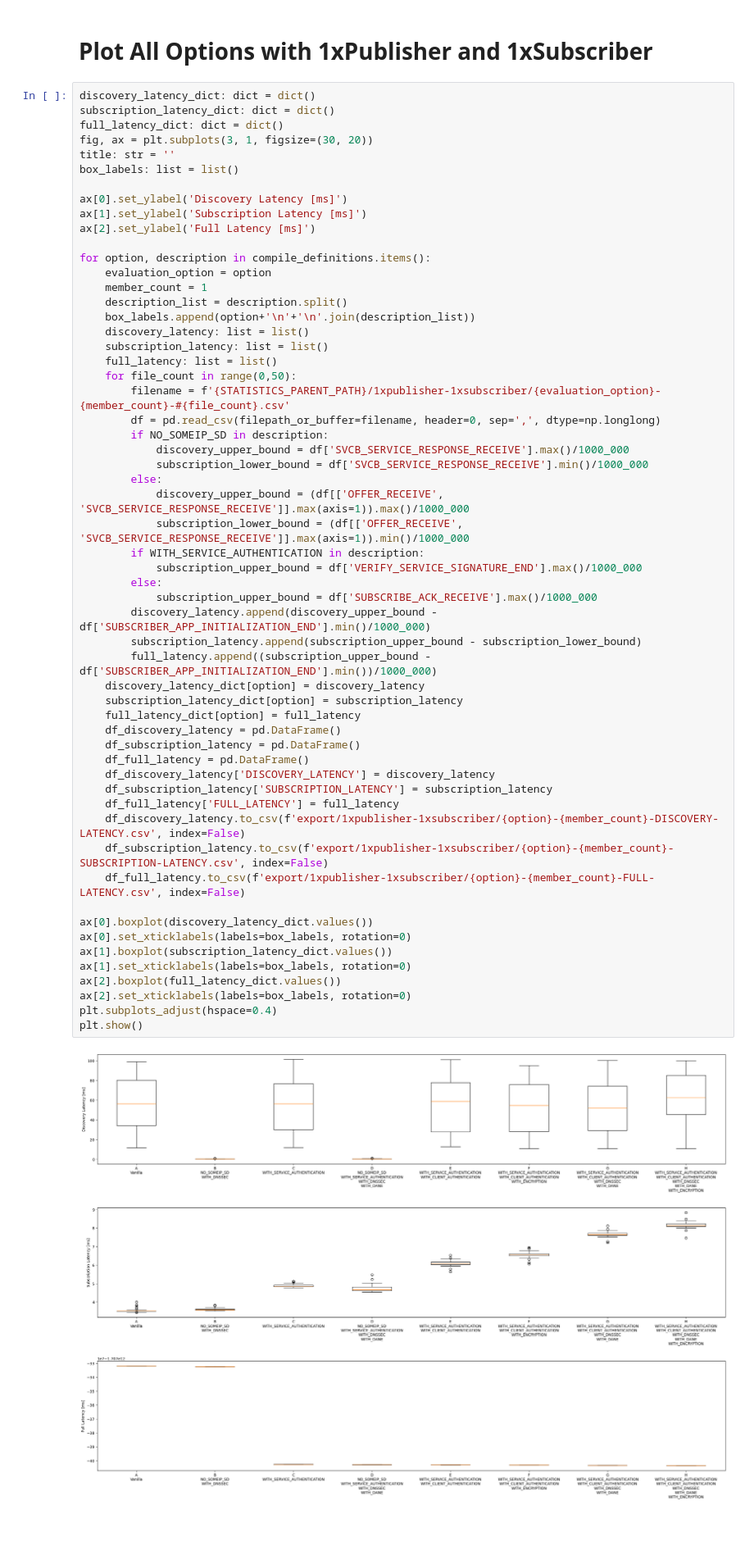
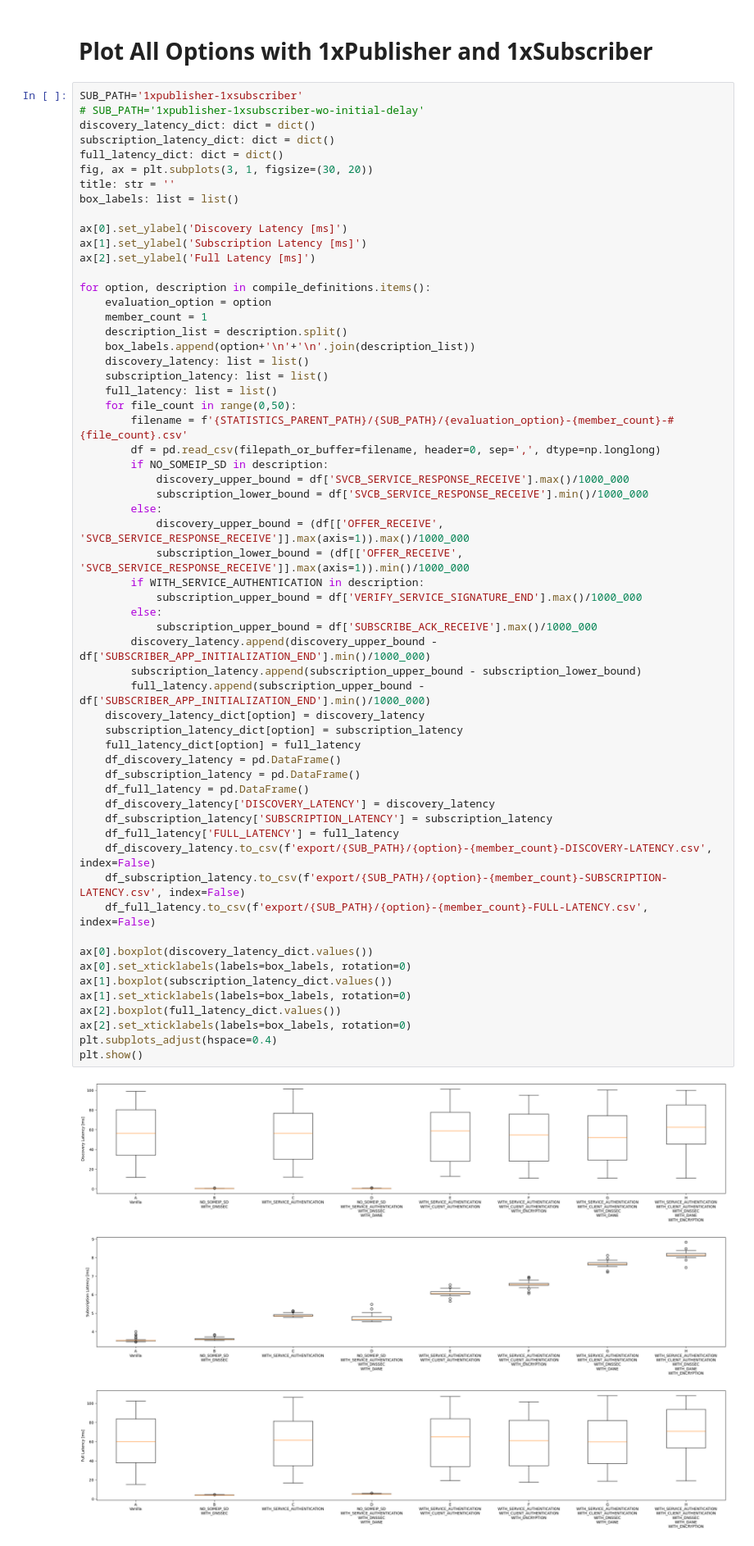
Before and after one commit to mehkir/mininet-vsomeip-evaluation, a Jupyter notebook: plot-scripts/evaluation.ipynb, the cells around one changed output. Shown at 82% size. Cells and saved outputs as stored; diff of their text form; blank space fills up the shorter version.

Commit message:
Correct full latency

```diff
--- a/plot-scripts/evaluation.ipynb
+++ b/plot-scripts/evaluation.ipynb
@@ -62,6 +62,8 @@ compile_definitions = {'A':'Vanilla',
 # %% [markdown]
 # Plot All Options with 1xPublisher and 1xSubscriber
 # %%
+SUB_PATH='1xpublisher-1xsubscriber'
+# SUB_PATH='1xpublisher-1xsubscriber-wo-initial-delay'
 discovery_latency_dict: dict = dict()
 subscription_latency_dict: dict = dict()
 full_latency_dict: dict = dict()
@@ -82,44 +84,44 @@ for option, description in compile_definitions.items():
     subscription_latency: list = list()
     full_latency: list = list()
     for file_count in range(0,50):
-        filename = f'{STATISTICS_PARENT_PATH}/1xpublisher-1xsubscriber/{evaluation_option}-{member_count}-#{file_count}.csv'
+        filename = f'{STATISTICS_PARENT_PATH}/{SUB_PATH}/{evaluation_option}-{member_count}-#{file_count}.csv'
         df = pd.read_csv(filepath_or_buffer=filename, header=0, sep=',', dtype=np.longlong)
         if NO_SOMEIP_SD in description:
             discovery_upper_bound = df['SVCB_SERVICE_RESPONSE_RECEIVE'].max()/1000_000
             subscription_lower_bound = df['SVCB_SERVICE_RESPONSE_RECEIVE'].min()/1000_000
         else:
             discovery_upper_bound = (df[['OFFER_RECEIVE', 'SVCB_SERVICE_RESPONSE_RECEIVE']].max(axis=1)).max()/1000_000
             subscription_lower_bound = (df[['OFFER_RECEIVE', 'SVCB_SERVICE_RESPONSE_RECEIVE']].max(axis=1)).min()/1000_000
         if WITH_SERVICE_AUTHENTICATION in description:
             subscription_upper_bound = df['VERIFY_SERVICE_SIGNATURE_END'].max()/1000_000
         else:
             subscription_upper_bound = df['SUBSCRIBE_ACK_RECEIVE'].max()/1000_000
         discovery_latency.append(discovery_upper_bound - df['SUBSCRIBER_APP_INITIALIZATION_END'].min()/1000_000)
         subscription_latency.append(subscription_upper_bound - subscription_lower_bound)
-        full_latency.append((subscription_upper_bound - df['SUBSCRIBER_APP_INITIALIZATION_END'].min())/1000_000)
+        full_latency.append(subscription_upper_bound - df['SUBSCRIBER_APP_INITIALIZATION_END'].min()/1000_000)
     discovery_latency_dict[option] = discovery_latency
     subscription_latency_dict[option] = subscription_latency
     full_latency_dict[option] = full_latency
     df_discovery_latency = pd.DataFrame()
     df_subscription_latency = pd.DataFrame()
     df_full_latency = pd.DataFrame()
     df_discovery_latency['DISCOVERY_LATENCY'] = discovery_latency
     df_subscription_latency['SUBSCRIPTION_LATENCY'] = subscription_latency
     df_full_latency['FULL_LATENCY'] = full_latency
-    df_discovery_latency.to_csv(f'export/1xpublisher-1xsubscriber/{option}-{member_count}-DISCOVERY-LATENCY.csv', index=False)
-    df_subscription_latency.to_csv(f'export/1xpublisher-1xsubscriber/{option}-{member_count}-SUBSCRIPTION-LATENCY.csv', index=False)
-    df_full_latency.to_csv(f'export/1xpublisher-1xsubscriber/{option}-{member_count}-FULL-LATENCY.csv', index=False)
+    df_discovery_latency.to_csv(f'export/{SUB_PATH}/{option}-{member_count}-DISCOVERY-LATENCY.csv', index=False)
+    df_subscription_latency.to_csv(f'export/{SUB_PATH}/{option}-{member_count}-SUBSCRIPTION-LATENCY.csv', index=False)
+    df_full_latency.to_csv(f'export/{SUB_PATH}/{option}-{member_count}-FULL-LATENCY.csv', index=False)
 
 ax[0].boxplot(discovery_latency_dict.values())
 ax[0].set_xticklabels(labels=box_labels, rotation=0)
 ax[1].boxplot(subscription_latency_dict.values())
 ax[1].set_xticklabels(labels=box_labels, rotation=0)
 ax[2].boxplot(full_latency_dict.values())
 ax[2].set_xticklabels(labels=box_labels, rotation=0)
 plt.subplots_adjust(hspace=0.4)
 plt.show()
 # %% [output]
-[figure, old version]
+[figure, new version]
 # %% [markdown]
 # Plot Given Option w/ 1xPublisher and NxSubscribers
 # %%
```
Also changed, not shown: 8 other files.
